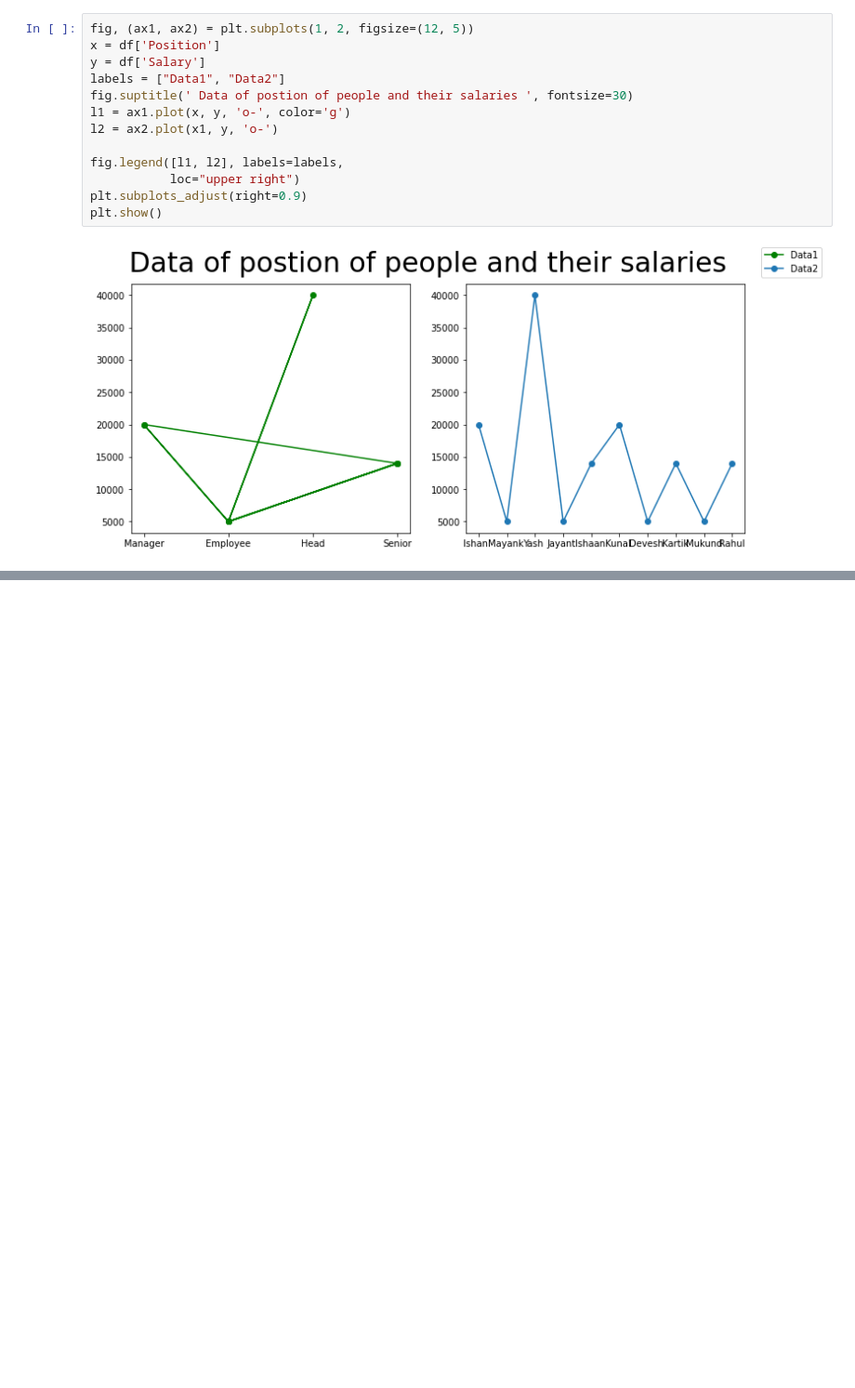
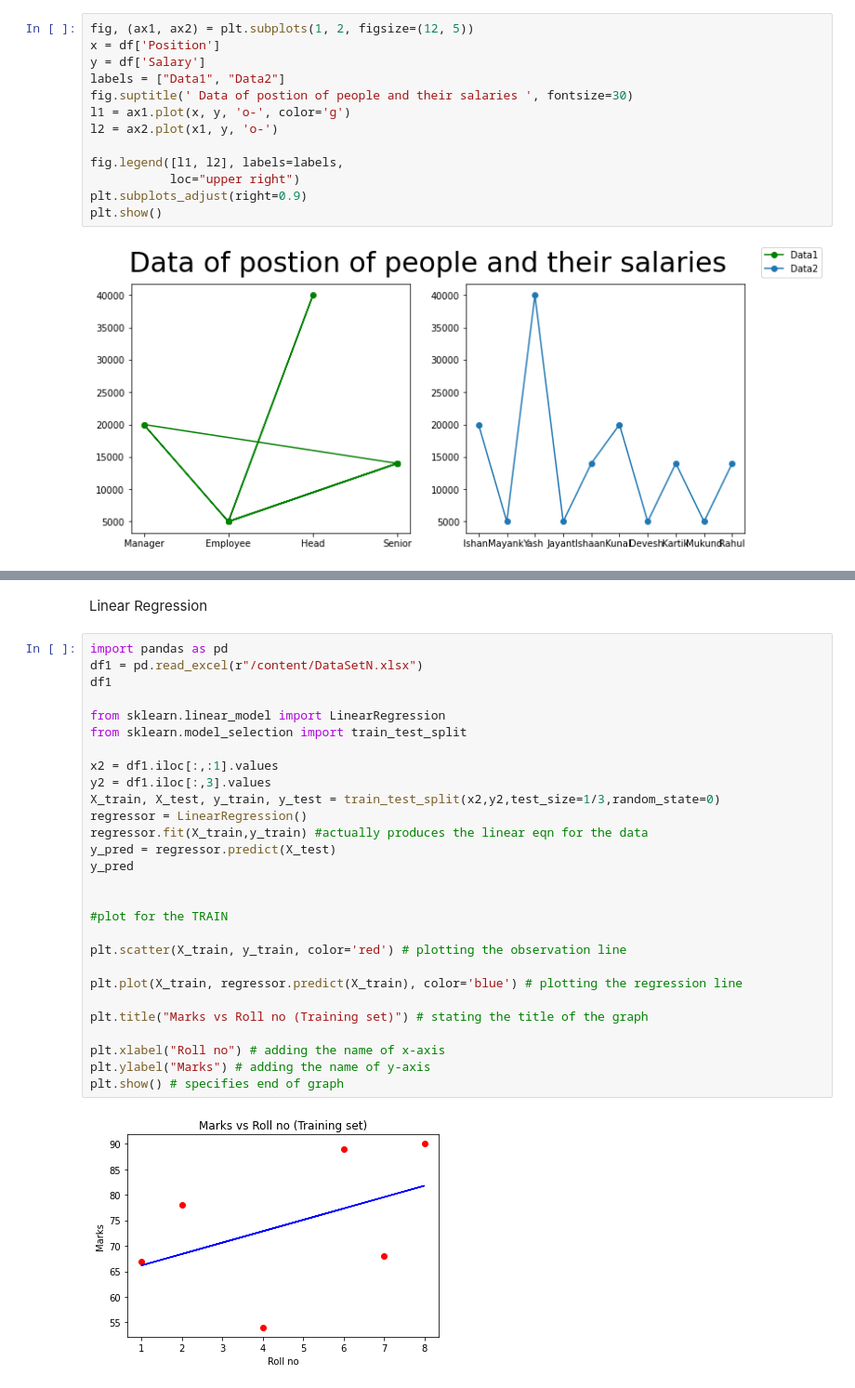
Before and after one commit to whythoSanskar/mlprojects, a Jupyter notebook: Internship.ipynb, the cells around one changed output, grey strips where cells are left out. Shown: that part at 93% size. Drawn from its saved outputs; the diff is of its cells as text; blank space fills up the shorter version.

```diff
--- a/Internship.ipynb
+++ b/Internship.ipynb
@@ -152,0 +198,32 @@ plt.show()
+# %% [markdown]
+Linear Regression
+# %%
+import pandas as pd
+df1 = pd.read_excel(r"/content/DataSetN.xlsx")
+df1
+
+from sklearn.linear_model import LinearRegression
+from sklearn.model_selection import train_test_split
+
+x2 = df1.iloc[:,:1].values
+y2 = df1.iloc[:,3].values
+X_train, X_test, y_train, y_test = train_test_split(x2,y2,test_size=1/3,random_state=0)
+regressor = LinearRegression()
+regressor.fit(X_train,y_train) #actually produces the linear eqn for the data
+y_pred = regressor.predict(X_test)
+y_pred
+
+
+#plot for the TRAIN
+
+plt.scatter(X_train, y_train, color='red') # plotting the observation line
+
+plt.plot(X_train, regressor.predict(X_train), color='blue') # plotting the regression line
+
+plt.title("Marks vs Roll no (Training set)") # stating the title of the graph
+
+plt.xlabel("Roll no") # adding the name of x-axis
+plt.ylabel("Marks") # adding the name of y-axis
+plt.show() # specifies end of graph
+# %% [output]
+[figure, added]
```
Also changed, not shown: parts of 8 cells of this notebook.
